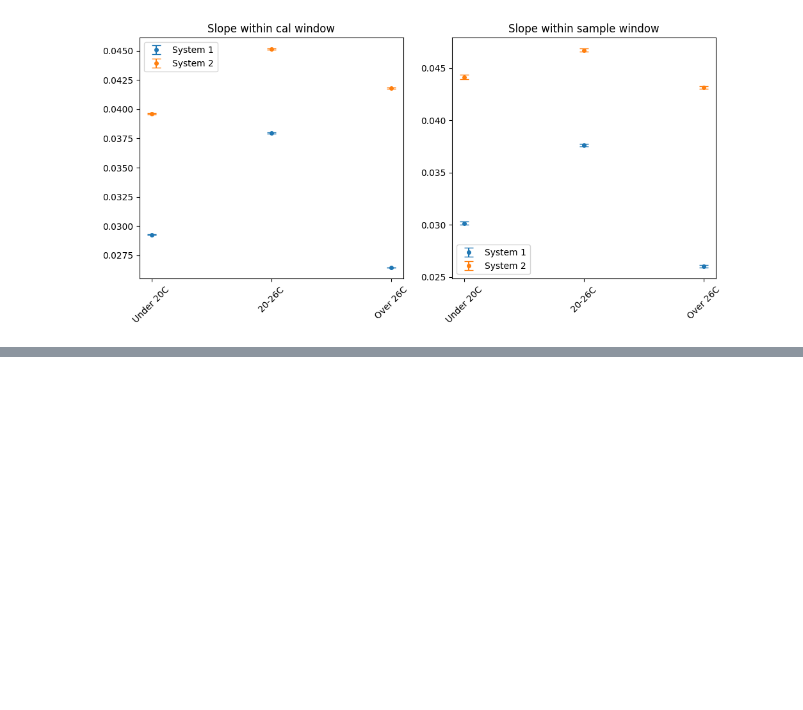
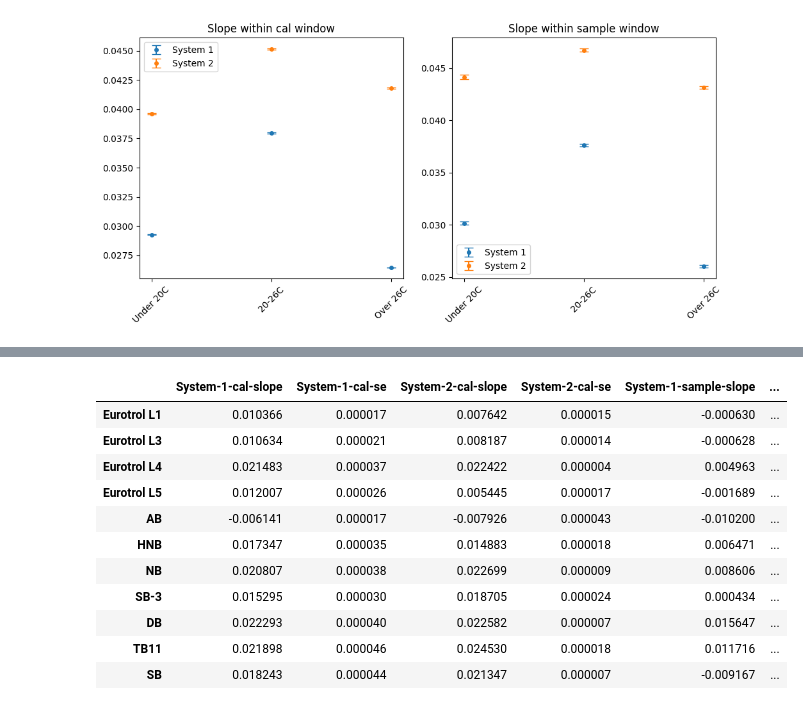
Before and after one commit to dejaytang/Capstone_Siemens, a Jupyter notebook: Coding/Dylan/raw_slope_code_DL.ipynb, the cells around one changed output, grey strips where cells are left out. Saved outputs shown, nothing was run; the diff lists cells and outputs as text; code cells hidden in the pictures; blank space fills up the shorter version.

```diff
--- a/Coding/Dylan/raw_slope_code_DL.ipynb
+++ b/Coding/Dylan/raw_slope_code_DL.ipynb
@@ -615,0 +634,31 @@ B2_sample_window_binned = B2_sample_window_binned.drop("B2-sample-ft", axis = 1)
+# %%
+# Slopes - Sensor A
+labels = ['Eurotrol L1', 'Eurotrol L3', 'Eurotrol L4', 'Eurotrol L5', 'AB', 'HNB', 'NB', 'SB-3', 'DB', 'TB11', 'SB']
+A1_cal = calculate_slopes_se(A1_cal_window_binned, "FluidType", labels)
+A1_cal.columns = ['System-1-cal-slope', 'System-1-cal-se']
+
+A1_sample = calculate_slopes_se(A1_sample_window_binned, "FluidType", labels)
+A1_sample.columns = ['System-1-sample-slope', 'System-1-sample-se']
+
+A2_cal = calculate_slopes_se(A2_cal_window_binned, "FluidType", labels)
+A2_cal.columns = ['System-2-cal-slope', 'System-2-cal-se']
+
+A2_sample = calculate_slopes_se(A2_sample_window_binned, "FluidType", labels)
+A2_sample.columns = ['System-2-sample-slope', 'System-2-sample-se']
+
+Sensor_A_slopes = pd.concat([A1_cal, A2_cal, A1_sample, A2_sample],axis = 1)
+Sensor_A_slopes.index = labels
+Sensor_A_slopes
+# %% [output]
+|  | System-1-cal-slope | System-1-cal-se | System-2-cal-slope | System-2-cal-se | System-1-sample-slope | ... |
+| Eurotrol L1 | 0.010366 | 0.000017 | 0.007642 | 0.000015 | -0.000630 | ... |
+| Eurotrol L3 | 0.010634 | 0.000021 | 0.008187 | 0.000014 | -0.000628 | ... |
+| Eurotrol L4 | 0.021483 | 0.000037 | 0.022422 | 0.000004 | 0.004963 | ... |
+| Eurotrol L5 | 0.012007 | 0.000026 | 0.005445 | 0.000017 | -0.001689 | ... |
+| AB | -0.006141 | 0.000017 | -0.007926 | 0.000043 | -0.010200 | ... |
+| HNB | 0.017347 | 0.000035 | 0.014883 | 0.000018 | 0.006471 | ... |
+| NB | 0.020807 | 0.000038 | 0.022699 | 0.000009 | 0.008606 | ... |
+| SB-3 | 0.015295 | 0.000030 | 0.018705 | 0.000024 | 0.000434 | ... |
+| DB | 0.022293 | 0.000040 | 0.022582 | 0.000007 | 0.015647 | ... |
+| TB11 | 0.021898 | 0.000046 | 0.024530 | 0.000018 | 0.011716 | ... |
+| SB | 0.018243 | 0.000044 | 0.021347 | 0.000007 | -0.009167 | ... |
```
Also changed, not shown: parts of 6 cells of this notebook.
